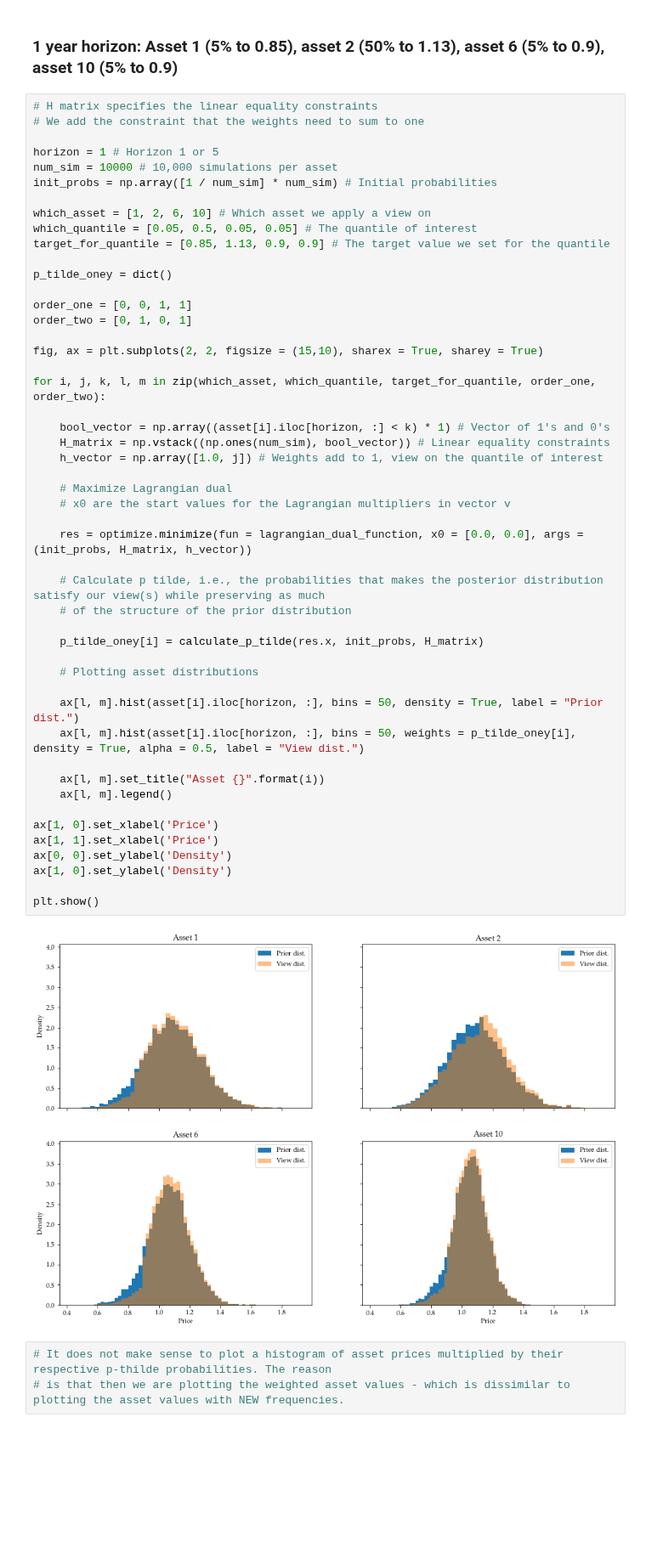
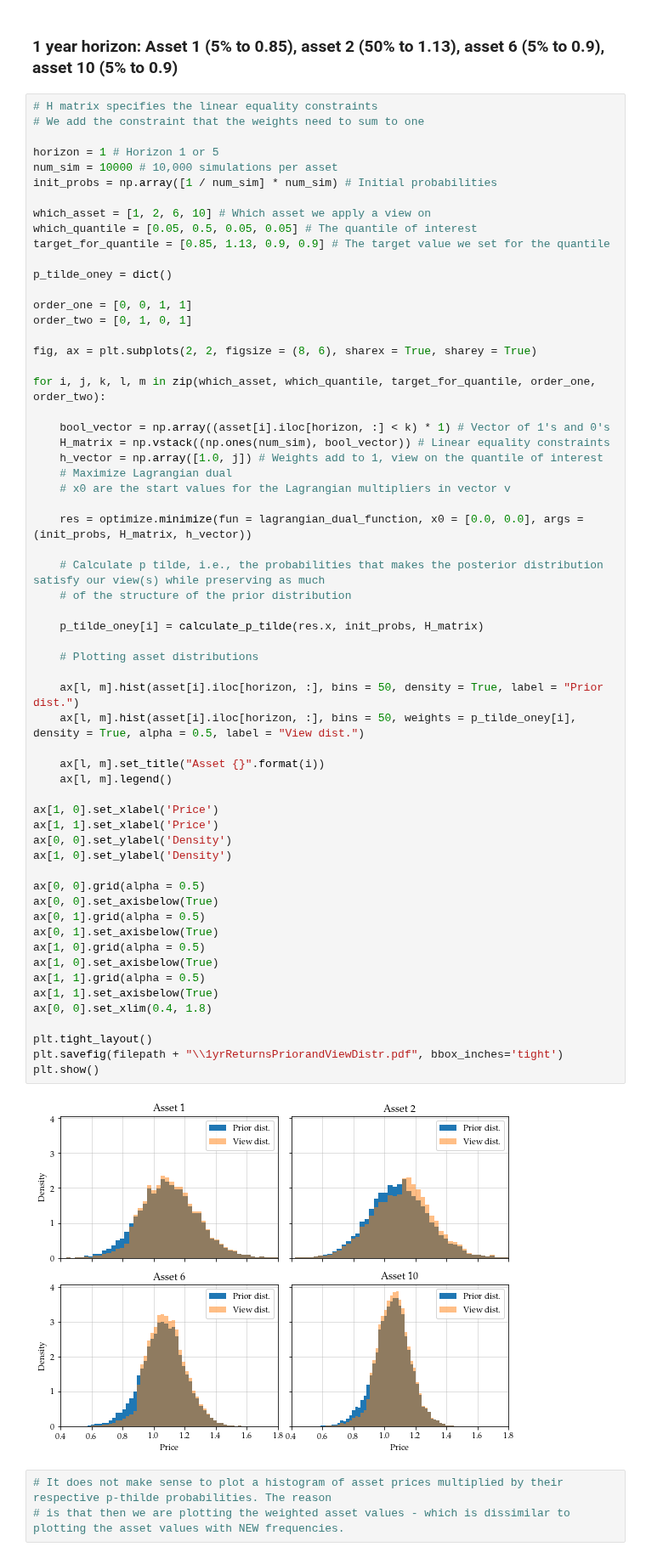
Before and after one commit to frgy17ac/Exammmmm, a Jupyter notebook: Solutions/Solution to Optimizing portfolios.ipynb, the cells around one changed output. Shown at 85% size. Drawn from its saved outputs; the diff is of its cells as text; blank space fills up the shorter version.

```diff
--- a/Solutions/Solution to Optimizing portfolios.ipynb
+++ b/Solutions/Solution to Optimizing portfolios.ipynb
@@ -833,40 +913,51 @@ p_tilde_oney = dict()
 order_one = [0, 0, 1, 1]
 order_two = [0, 1, 0, 1]
 
-fig, ax = plt.subplots(2, 2, figsize = (15,10), sharex = True, sharey = True)
+fig, ax = plt.subplots(2, 2, figsize = (8, 6), sharex = True, sharey = True)
 
 for i, j, k, l, m in zip(which_asset, which_quantile, target_for_quantile, order_one, order_two):
 
     bool_vector = np.array((asset[i].iloc[horizon, :] < k) * 1) # Vector of 1's and 0's
     H_matrix = np.vstack((np.ones(num_sim), bool_vector)) # Linear equality constraints
     h_vector = np.array([1.0, j]) # Weights add to 1, view on the quantile of interest
-
     # Maximize Lagrangian dual
     # x0 are the start values for the Lagrangian multipliers in vector v
 
     res = optimize.minimize(fun = lagrangian_dual_function, x0 = [0.0, 0.0], args = (init_probs, H_matrix, h_vector))
 
     # Calculate p tilde, i.e., the probabilities that makes the posterior distribution satisfy our view(s) while preserving as much
     # of the structure of the prior distribution
 
     p_tilde_oney[i] = calculate_p_tilde(res.x, init_probs, H_matrix)
 
     # Plotting asset distributions
 
     ax[l, m].hist(asset[i].iloc[horizon, :], bins = 50, density = True, label = "Prior dist.")
     ax[l, m].hist(asset[i].iloc[horizon, :], bins = 50, weights = p_tilde_oney[i], density = True, alpha = 0.5, label = "View dist.")
 
     ax[l, m].set_title("Asset {}".format(i))
     ax[l, m].legend()
 
 ax[1, 0].set_xlabel('Price')
 ax[1, 1].set_xlabel('Price')
 ax[0, 0].set_ylabel('Density')
 ax[1, 0].set_ylabel('Density')
 
+ax[0, 0].grid(alpha = 0.5)
+ax[0, 0].set_axisbelow(True)
+ax[0, 1].grid(alpha = 0.5)
+ax[0, 1].set_axisbelow(True)
+ax[1, 0].grid(alpha = 0.5)
+ax[1, 0].set_axisbelow(True)
+ax[1, 1].grid(alpha = 0.5)
+ax[1, 1].set_axisbelow(True)
+ax[0, 0].set_xlim(0.4, 1.8)
+
+plt.tight_layout()
+plt.savefig(filepath + "\\1yrReturnsPriorandViewDistr.pdf", bbox_inches='tight')
 plt.show()
 # %% [output]
-[figure, old version]
+[figure, new version]
 # %%
 # It does not make sense to plot a histogram of asset prices multiplied by their respective p-thilde probabilities. The reason
 # is that then we are plotting the weighted asset values - which is dissimilar to plotting the asset values with NEW frequencies.
```
Also changed, not shown: parts of 16 cells of this notebook, 11 other files.
